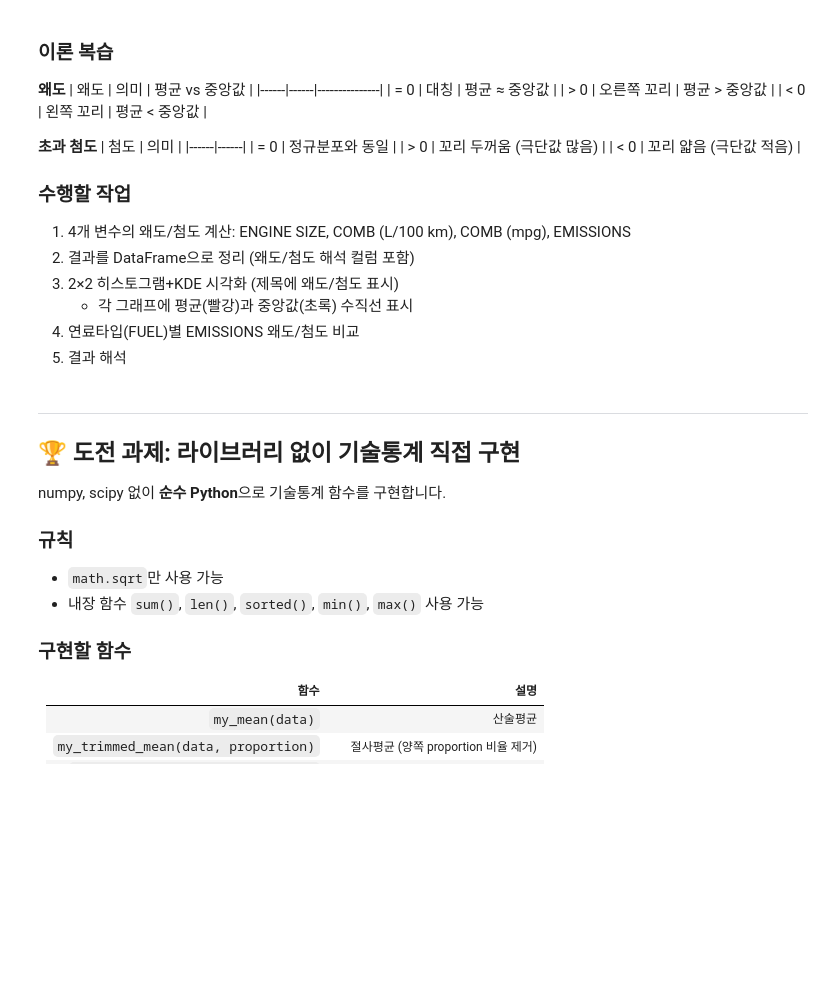
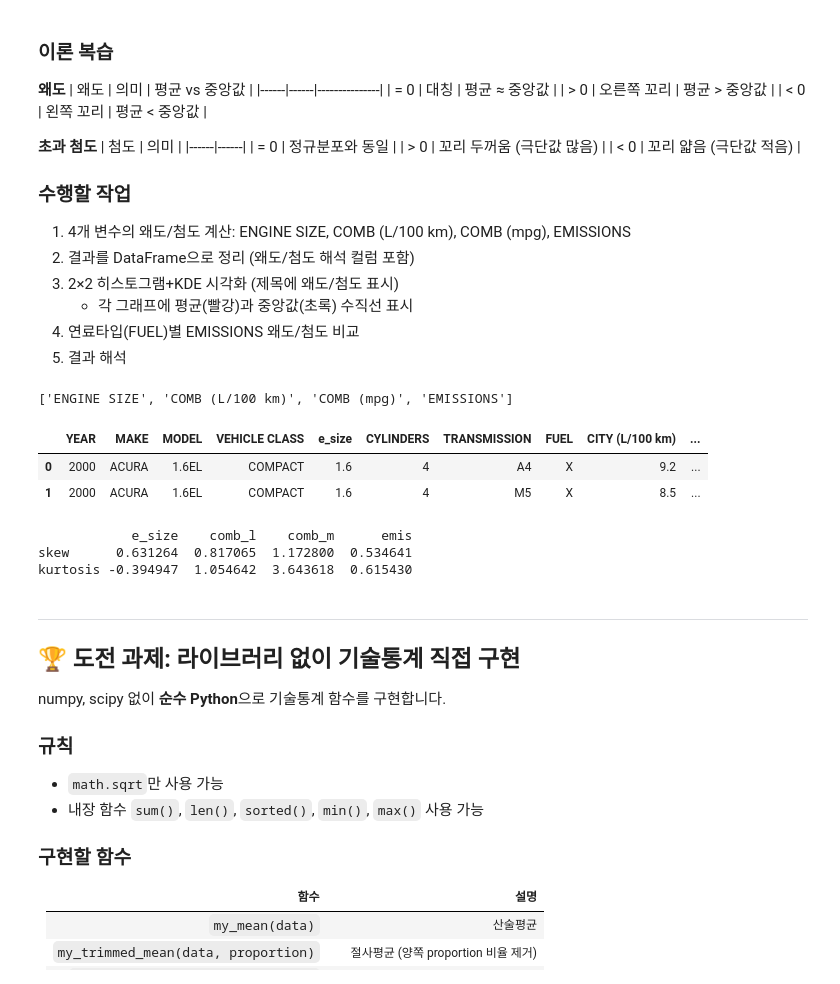
Before and after one commit to gorhkdwj/DA_Portfolio, a Jupyter notebook: 03_Coding_Study/05_Statistics/02_Statistics_Session/02_Statistics_Practice/statistics-practice-python/practice_01_assignment_김재천.ipynb, the cells around one changed output. Saved outputs shown, nothing was run; the diff lists cells and outputs as text; code cells hidden in the pictures; blank space fills up the shorter version.

```diff
--- a/03_Coding_Study/05_Statistics/02_Statistics_Session/02_Statistics_Practice/statistics-practice-python/practice_01_assignment_김재천.ipynb
+++ b/03_Coding_Study/05_Statistics/02_Statistics_Session/02_Statistics_Practice/statistics-practice-python/practice_01_assignment_김재천.ipynb
@@ -398,16 +421,33 @@ plt.show()
 5. 결과 해석
 # %%
 numeric_cols = ['ENGINE SIZE', 'COMB (L/100 km)', 'COMB (mpg)', 'EMISSIONS']
-
+display(numeric_cols)
+# 특정 컬럼만 변경
+df_re = df.rename(columns={
+    'ENGINE SIZE': 'e_size',
+    'COMB (L/100 km)': 'comb_l',
+    'COMB (mpg)' : 'comb_m',
+    'EMISSIONS' : 'emis'
+}, inplace=False)
+display(df_re.head(2))
+new_cols = ['e_size', 'comb_l', 'comb_m', 'emis']
 # TODO 1: 왜도/첨도 계산
-
+print(df_re[new_cols].agg(['skew', 'kurtosis']))
 # TODO 2: 결과 DataFrame 정리 (왜도/첨도 해석 컬럼 포함)
 
 # TODO 3: 2×2 히스토그램+KDE 시각화 (제목에 왜도/첨도 표시, 평균/중앙값 수직선)
 
 # TODO 4: 연료타입(FUEL)별 EMISSIONS 왜도/첨도 비교
 
 # TODO 5: 결과 해석
+# %% [output]
+['ENGINE SIZE', 'COMB (L/100 km)', 'COMB (mpg)', 'EMISSIONS']
+|  | YEAR | MAKE | MODEL | VEHICLE CLASS | e_size | CYLINDERS | TRANSMISSION | FUEL | CITY (L/100 km) | ... |
+| 0 | 2000 | ACURA | 1.6EL | COMPACT | 1.6 | 4 | A4 | X | 9.2 | ... |
+| 1 | 2000 | ACURA | 1.6EL | COMPACT | 1.6 | 4 | M5 | X | 8.5 | ... |
+            e_size    comb_l    comb_m      emis
+skew      0.631264  0.817065  1.172800  0.534641
+kurtosis -0.394947  1.054642  3.643618  0.615430
 # %% [markdown]
 ---
 
```
Also changed, not shown: parts of 2 cells of this notebook.
